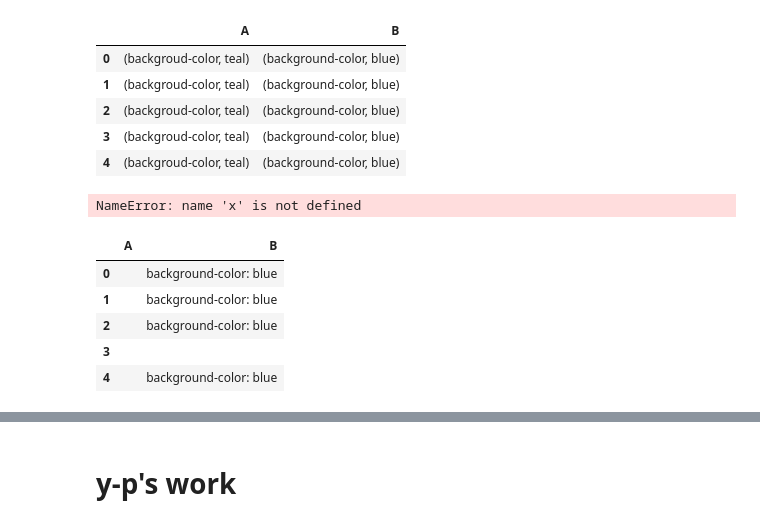
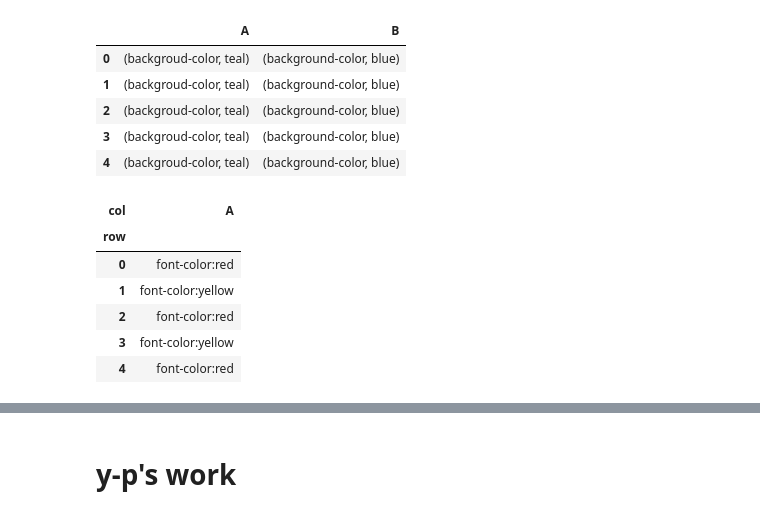
Before and after one commit to TomAugspurger/pandas, a Jupyter notebook: style.ipynb, the cells around one changed output, grey strips where cells are left out. Cells and saved outputs as stored; diff of their text form; code cells hidden in the pictures.

```diff
--- a/style.ipynb
+++ b/style.ipynb
@@ -209,15 +202,12 @@ pairs
 | 3 | (backgroud-color, teal) | (background-color, blue) |
 | 4 | (backgroud-color, teal) | (background-color, blue) |
 # %%
-df.style(columns={'A': is_even_font}, frame=[is_positive_bg])
+df._build_styles(columns={'A': is_even_font}, frame=[is_positive_bg])
 # %% [output]
-NameError: name 'x' is not defined
+| col | A |
+| row |  |
+| 0 | font-color:red |
+| 1 | font-color:yellow |
+| 2 | font-color:red |
+| 3 | font-color:yellow |
+| 4 | font-color:red |
-# %%
-df.apply(maybe_is_positive_bg)
-# %% [output]
-|  | A | B |
-| 0 |  | background-color: blue |
-| 1 |  | background-color: blue |
-| 2 |  | background-color: blue |
-| 3 |  |  |
-| 4 |  | background-color: blue |
```
Also changed, not shown: parts of 12 cells of this notebook.
